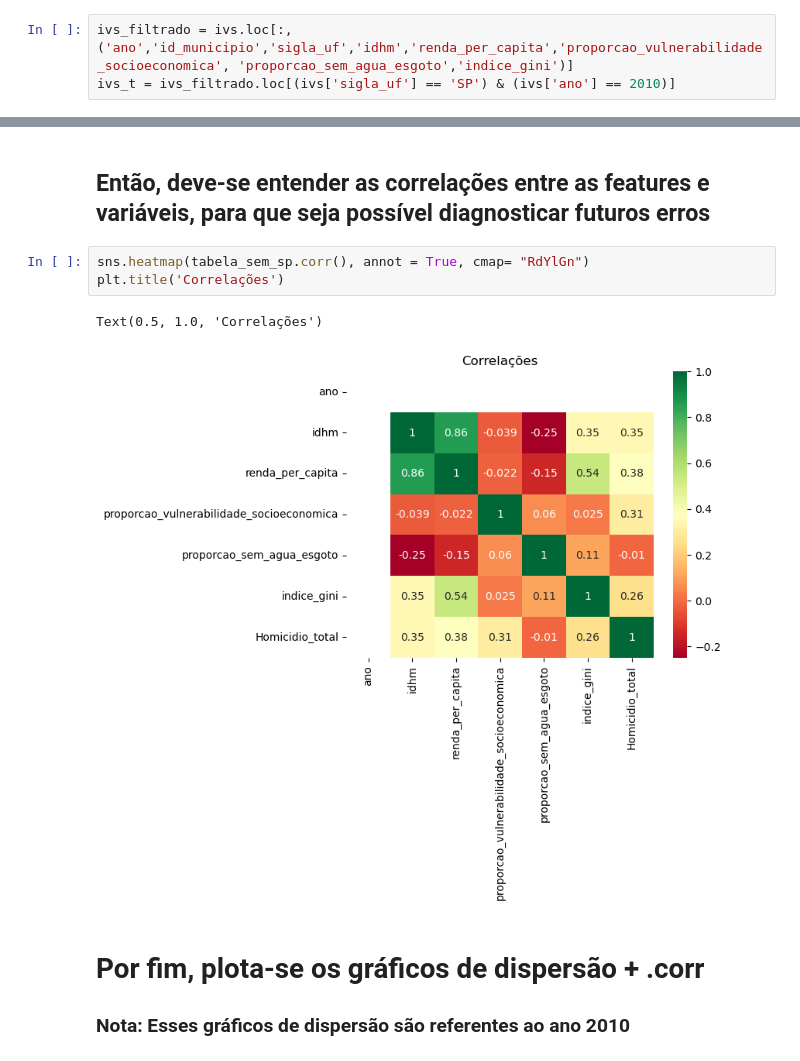
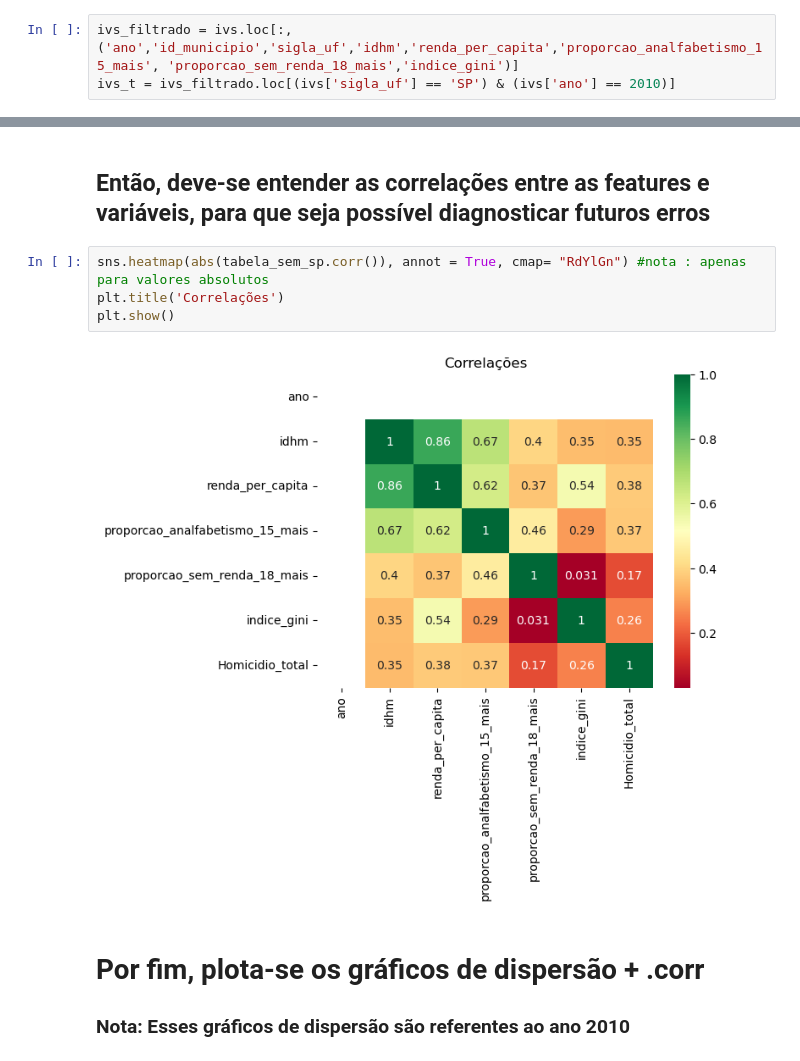
Before and after one commit to felipebns/P2_Cdados, a Jupyter notebook: p2_cdados.ipynb, the cells around one changed output, grey strips where cells are left out. Drawn from its saved outputs; the diff is of its cells as text.

```diff
--- a/p2_cdados.ipynb
+++ b/p2_cdados.ipynb
@@ -106,7 +106,7 @@ homicidio_ano
 # %% [markdown]
  ## Agora devemos tratar a base IVS, para que, consigamos utilizar as colunas:  Prop_crianca_fora_escola_6_14, IDHM (IDH por municipio), Proporção_vulnerabilidade_socioeconomica (proporção de pessoas com renda per capita inferior a meio salario mínimo e que gastam mais de uma hora até chegar no trabalho), proporção_sem_agua_esgoto, Índice de Gini
 # %%
-ivs_filtrado = ivs.loc[:,('ano','id_municipio','sigla_uf','idhm','renda_per_capita','proporcao_vulnerabilidade_socioeconomica', 'proporcao_sem_agua_esgoto','indice_gini')]
+ivs_filtrado = ivs.loc[:,('ano','id_municipio','sigla_uf','idhm','renda_per_capita','proporcao_analfabetismo_15_mais', 'proporcao_sem_renda_18_mais','indice_gini')]
 ivs_t = ivs_filtrado.loc[(ivs['sigla_uf'] == 'SP') & (ivs['ano'] == 2010)]
 # %%
 ivs_novo = ivs_t.dropna()
@@ -207,11 +207,11 @@ plt.show()
 # %% [markdown]
  ## Então, deve-se entender as correlações entre as features e variáveis, para que seja possível diagnosticar futuros erros
 # %%
-sns.heatmap(tabela_sem_sp.corr(), annot = True, cmap= "RdYlGn")
+sns.heatmap(abs(tabela_sem_sp.corr()), annot = True, cmap= "RdYlGn") #nota : apenas para valores absolutos
 plt.title('Correlações')
+plt.show()
 # %% [output]
-Text(0.5, 1.0, 'Correlações')
-[figure, old version]
+[figure, new version]
 # %% [markdown]
 # Por fim, plota-se os gráficos de dispersão + .corr
 
```
Also changed, not shown: parts of 11 cells of this notebook.
